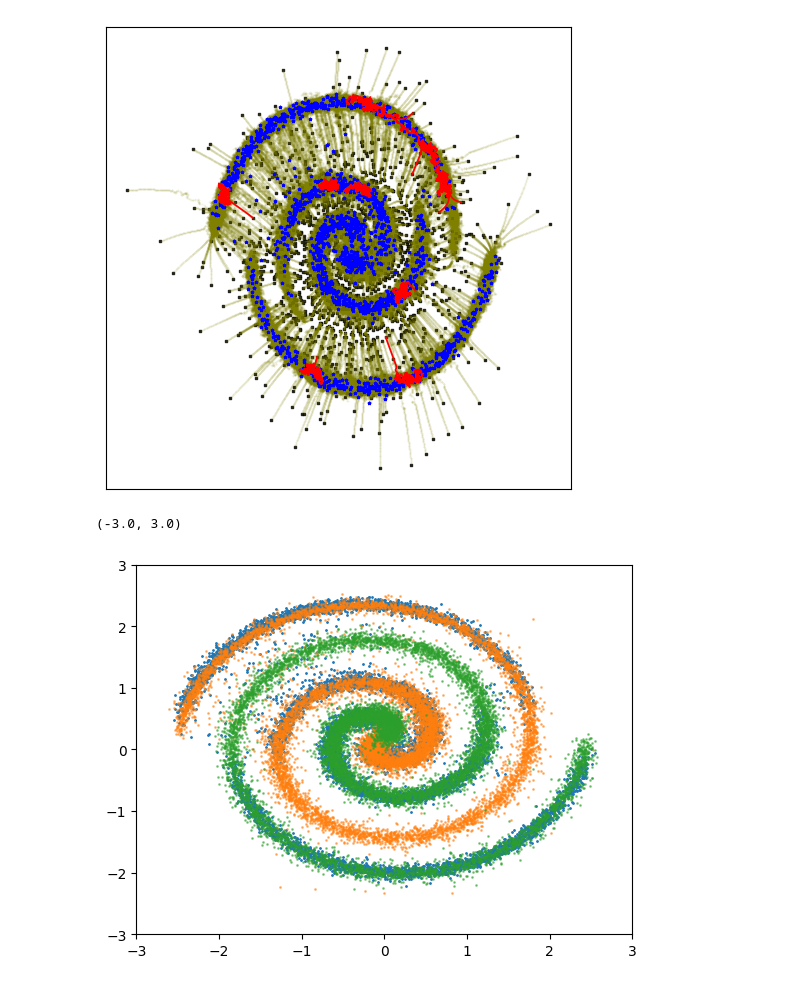
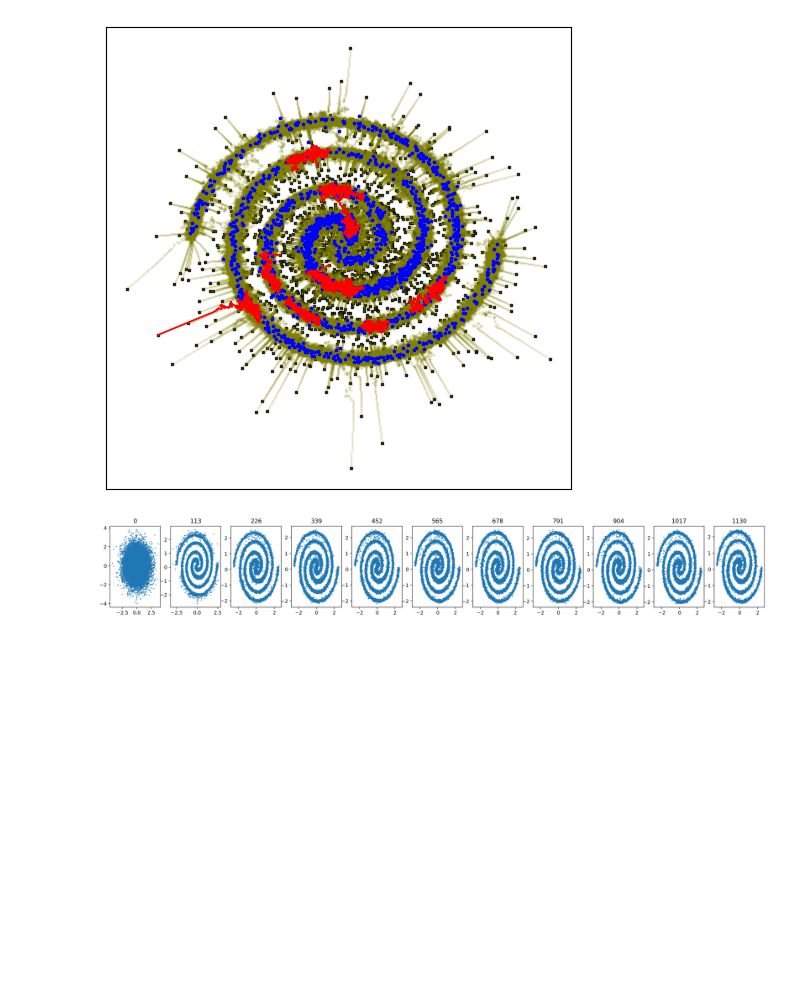
Before and after one commit to meetcfd/EnergyMatching, a Jupyter notebook: experiments/toy2d/analysis/union_test_ebm.ipynb, the cells around one changed output. Cells and saved outputs as stored; diff of their text form; code cells hidden in the pictures; blank space fills up the shorter version.

```diff
--- a/experiments/toy2d/analysis/union_test_ebm.ipynb
+++ b/experiments/toy2d/analysis/union_test_ebm.ipynb
@@ -14,7 +14,7 @@ model_neg_spi =  MLP(input_dim=2,
                 act1=nn.functional.silu,
                 act2=None
             )
-model_neg_spi.load_state_dict(torch.load('/home/meet/FlowMatchingTests/EnergyMatching/experiments/toy2d/exps/exp_4/saved_state/checkpoint_60.pth')['model_state_dict'])
+model_neg_spi.load_state_dict(torch.load('/home/meet/FlowMatchingTests/EnergyMatching/experiments/toy2d/exps/exp_13/saved_state/checkpoint_200.pth')['model_state_dict'])
 model_neg_spi.eval();
 model_neg_spi.to(device='cuda')
 
@@ -24,13 +24,13 @@ model_spi =  MLP(input_dim=2,
                 act1=nn.functional.silu,
                 act2=None
             )
-model_spi.load_state_dict(torch.load('/home/meet/FlowMatchingTests/EnergyMatching/experiments/toy2d/exps/exp_3/saved_state/checkpoint_60.pth')['model_state_dict'])
+model_spi.load_state_dict(torch.load('/home/meet/FlowMatchingTests/EnergyMatching/experiments/toy2d/exps/exp_12/saved_state/checkpoint_200.pth')['model_state_dict'])
 model_spi.eval();
 model_spi.to(device='cuda')
 
-model = lambda t, x : torch.min(model_spi(t, x), model_neg_spi(t, x)) #-torch.log(torch.sum(torch.exp(torch.stack([- 0.8* model_spi(t, x), - 0.8* model_neg_spi(t, x)], dim=-1)), axis=-1)) # torch.min(model_spi(t, x), model_neg_spi(t, x)) #torch.log(torch.sum(torch.exp(torch.stack([model_spi(t, x), model_neg_spi(t, x)], dim=-1)), axis=-1))
+model = lambda t, x, y : -0.01*torch.logsumexp(torch.stack([-(1/0.01)*model_spi(t, x), -(1/0.01)*model_neg_spi(t, x)], dim=-1), -1) # -0.05*torch.log(torch.sum(torch.exp(torch.stack([-(1/0.05)*model_spi(t, x), -(1/0.05)*model_neg_spi(t, x)], dim=-1)), axis=-1))
 # %%
-x_init = get_distribution('gaussian').sample(10000).to('cuda')
+x_init = get_distribution('gaussian').sample(20000).to('cuda')
 # m, s = x_init.mean(dim=0, keepdim=True), x_init.std(dim=0, keepdim=True)
 # %%
 from experiments.toy2d.utils_2D_new import simulate_piecewise_length, plot_trajectories_custom
@@ -42,11 +42,11 @@ traj_np, times_np = simulate_piecewise_length(
     model,
     x,
     dt=0.01,
-    max_length=1000,
+    max_length=3000,
     tau_star=0.8,
     epsilon_max=0.01
 )
 
 plot_trajectories_custom(traj_np)
 # %% [output]
-[figure, old version]
+[figure, new version]
@@ -55,11 +55,9 @@ import matplotlib.pyplot as plt
 # %%
-plt.scatter(traj_np[-1, :, 0], traj_np[-1, :, 1], s=1)
-plt.scatter(traj_np_spi[-1, :, 0], traj_np_spi[-1, :, 1], s=1, alpha=0.5)
-plt.scatter(traj_np_spi_[-1, :, 0], traj_np_spi_[-1, :, 1], s=1, alpha=0.5)
-
-
-plt.ylim(-3, 3)
-plt.xlim(-3, 3)
+fig, axes = plt.subplots(1, 11, figsize=(24, 3), dpi=200)
+for ind, i in enumerate(range(0, traj_np.shape[0], traj_np.shape[0]//10)):
+    axes[ind].set_title(i)
+    axes[ind].scatter(traj_np[i, :, 0], traj_np[i, :, 1], s=1)
+# plt.scatter(traj_np_spi[-1, :, 0], traj_np_spi[-1, :, 1], s=1, alpha=0.5)
+# plt.scatter(traj_np_spi_[-1, :, 0], traj_np_spi_[-1, :, 1], s=1, alpha=0.5)
 # %% [output]
-(-3.0, 3.0)
-[figure, old version]
+[figure, new version]
```
Also changed, not shown: parts of 3 cells of this notebook, 9 other files.
